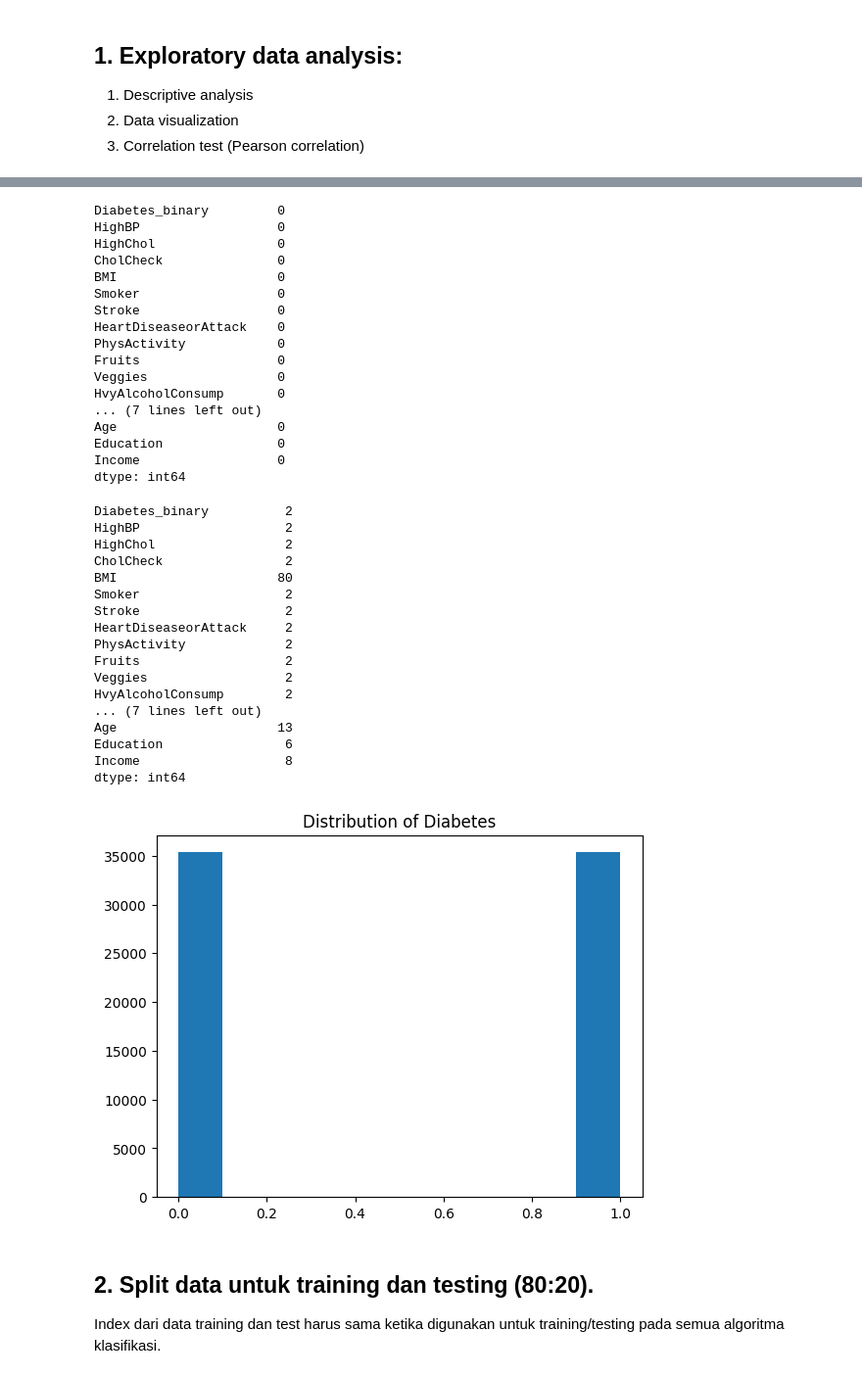
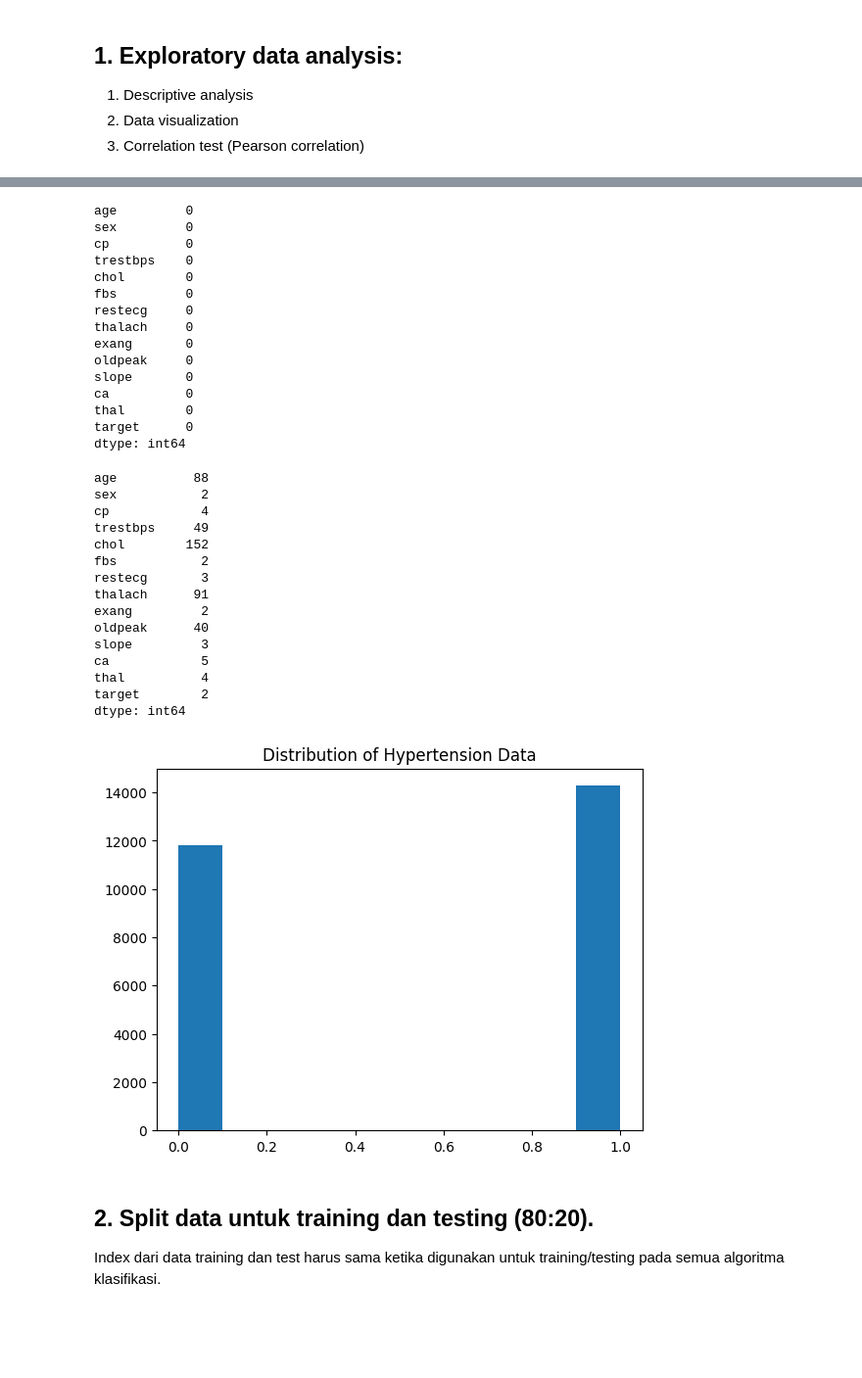
Before and after one commit to saifudienrosyid/finalproject_KKPM, a Jupyter notebook: baseline.ipynb, the cells around one changed output, grey strips where cells are left out. Shown: that part at 98% size. Saved outputs shown, nothing was run; the diff lists cells and outputs as text; code cells hidden in the pictures; blank space fills up the shorter version.

```diff
--- a/baseline.ipynb
+++ b/baseline.ipynb
@@ -8,7 +8,7 @@ from sklearn.svm import SVC
 from sklearn.metrics import precision_score, recall_score, f1_score
 # %%
 #DATASET
-df_path= 'Dataset/diabetes_binary_5050split_health_indicators_BRFSS2015.csv'
+df_path= 'Dataset\hypertension_data.csv'
 # %%
 df = pd.read_csv(df_path)
 # %% [markdown]
@@ -53,49 +52,47 @@ df.describe()
 # Check apakah ada NULL values
 df.isna().sum()
 # %% [output]
-Diabetes_binary         0
-HighBP                  0
-HighChol                0
-CholCheck               0
-BMI                     0
-Smoker                  0
-Stroke                  0
-HeartDiseaseorAttack    0
-PhysActivity            0
-Fruits                  0
-Veggies                 0
-HvyAlcoholConsump       0
-... (7 lines left out)
-Age                     0
-Education               0
-Income                  0
+age         0
+sex         0
+cp          0
+trestbps    0
+chol        0
+fbs         0
+restecg     0
+thalach     0
+exang       0
+oldpeak     0
+slope       0
+ca          0
+thal        0
+target      0
 dtype: int64
+# %%
+df['sex'] = df['sex'].fillna(df['sex'].mode()[0])
 # %%
 df.nunique()
 # %% [output]
-Diabetes_binary          2
-HighBP                   2
-HighChol                 2
-CholCheck                2
-BMI                     80
-Smoker                   2
-Stroke                   2
-HeartDiseaseorAttack     2
-PhysActivity             2
-Fruits                   2
-Veggies                  2
-HvyAlcoholConsump        2
-... (7 lines left out)
-Age                     13
-Education                6
-Income                   8
+age          88
+sex           2
+cp            4
+trestbps     49
+chol        152
+fbs           2
+restecg       3
+thalach      91
+exang         2
+oldpeak      40
+slope         3
+ca            5
+thal          4
+target        2
 dtype: int64
 # %%
-plt.hist(x='Diabetes_binary', data=df)
-plt.title('Distribution of Diabetes')
+plt.hist(x='target', data=df)
+plt.title('Distribution of Hypertension Data')
 plt.show()
 # %% [output]
-[figure, old version]
+[figure, new version]
 # %% [markdown]
 ## 2. Split data untuk training dan testing (80:20).
 Index dari data training dan test harus sama ketika digunakan untuk training/testing pada semua algoritma klasifikasi.
```
Also changed, not shown: parts of 9 cells of this notebook, 1 other file.
